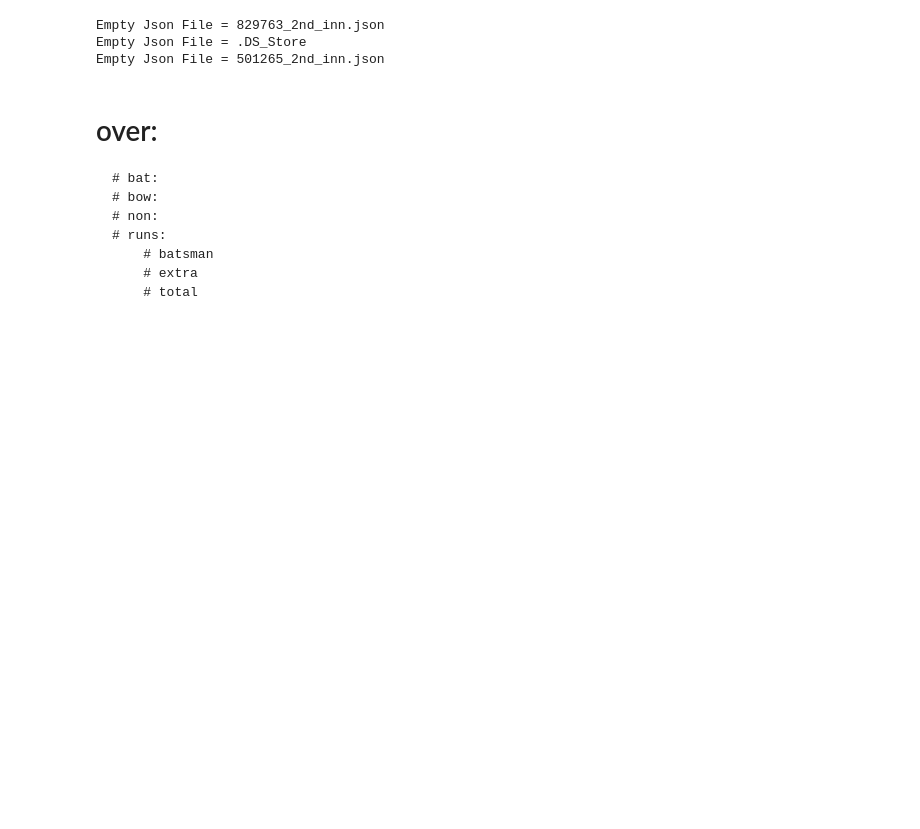
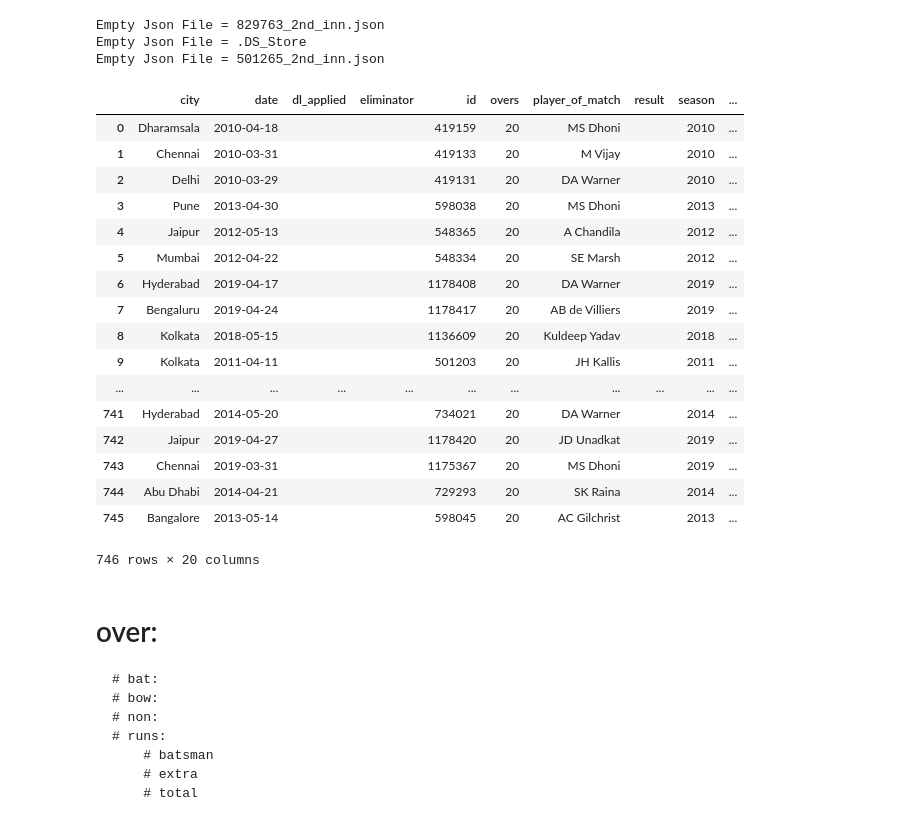
Before and after one commit to rikithreddy/pydata, a Jupyter notebook: Json to CSV.ipynb, the cells around one changed output. Cells and saved outputs as stored; diff of their text form; code cells hidden in the pictures; blank space fills up the shorter version.

```diff
--- a/Json to CSV.ipynb
+++ b/Json to CSV.ipynb
@@ -44,6 +55,33 @@ Empty Json File = .DS_Store
 Empty Json File = 501265_2nd_inn.json
 # %%
 df.to_csv("./data/innings.csv")
+# %%
+dataframe_matches = []
+get_records_matches()
+df_matches = pd.DataFrame(dataframe_matches)
+
+df_matches.to_csv("./data/matches.csv")
+# %%
+df_matches
+# %% [output]
+|  | city | date | dl_applied | eliminator | id | overs | player_of_match | result | season | ... |
+| 0 | Dharamsala | 2010-04-18 |  |  | 419159 | 20 | MS Dhoni |  | 2010 | ... |
+| 1 | Chennai | 2010-03-31 |  |  | 419133 | 20 | M Vijay |  | 2010 | ... |
+| 2 | Delhi | 2010-03-29 |  |  | 419131 | 20 | DA Warner |  | 2010 | ... |
+| 3 | Pune | 2013-04-30 |  |  | 598038 | 20 | MS Dhoni |  | 2013 | ... |
+| 4 | Jaipur | 2012-05-13 |  |  | 548365 | 20 | A Chandila |  | 2012 | ... |
+| 5 | Mumbai | 2012-04-22 |  |  | 548334 | 20 | SE Marsh |  | 2012 | ... |
+| 6 | Hyderabad | 2019-04-17 |  |  | 1178408 | 20 | DA Warner |  | 2019 | ... |
+| 7 | Bengaluru | 2019-04-24 |  |  | 1178417 | 20 | AB de Villiers |  | 2019 | ... |
+| 8 | Kolkata | 2018-05-15 |  |  | 1136609 | 20 | Kuldeep Yadav |  | 2018 | ... |
+| 9 | Kolkata | 2011-04-11 |  |  | 501203 | 20 | JH Kallis |  | 2011 | ... |
+| ... | ... | ... | ... | ... | ... | ... | ... | ... | ... | ... |
+| 741 | Hyderabad | 2014-05-20 |  |  | 734021 | 20 | DA Warner |  | 2014 | ... |
+| 742 | Jaipur | 2019-04-27 |  |  | 1178420 | 20 | JD Unadkat |  | 2019 | ... |
+| 743 | Chennai | 2019-03-31 |  |  | 1175367 | 20 | MS Dhoni |  | 2019 | ... |
+| 744 | Abu Dhabi | 2014-04-21 |  |  | 729293 | 20 | SK Raina |  | 2014 | ... |
+| 745 | Bangalore | 2013-05-14 |  |  | 598045 | 20 | AC Gilchrist |  | 2013 | ... |
+746 rows × 20 columns
 # %% [markdown]
 # over:
     # bat:
```
Also changed, not shown: parts of 1 cell of this notebook, 1 other file.
